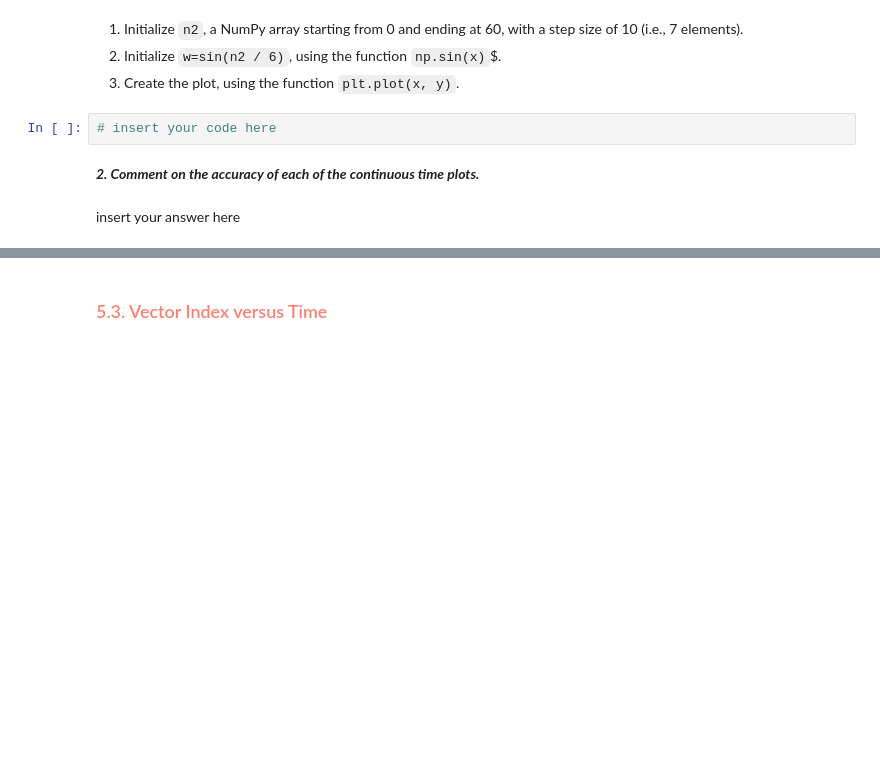
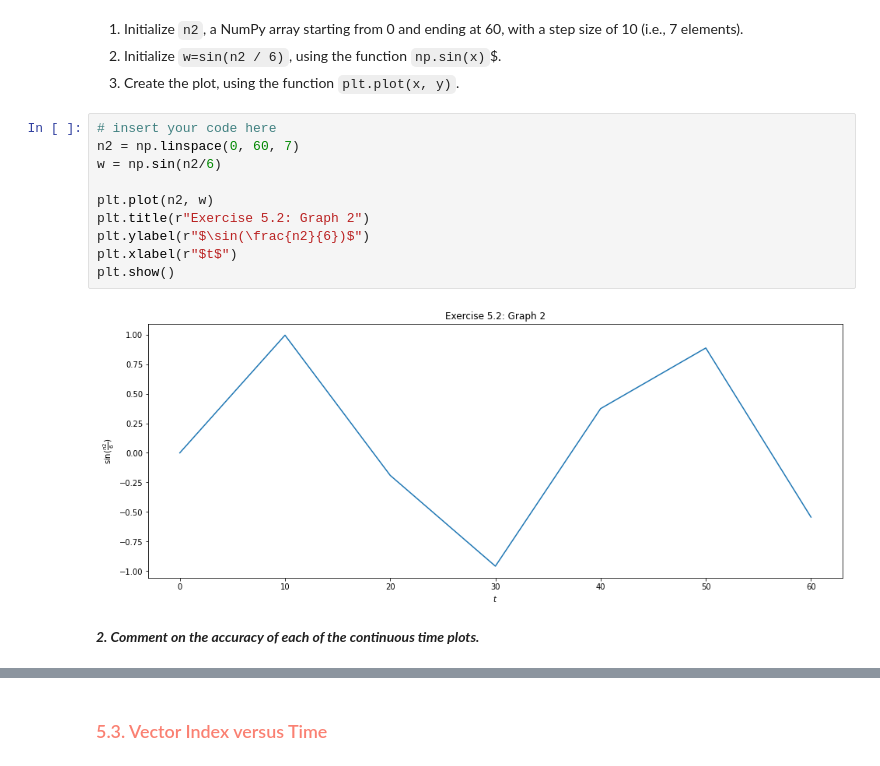
Before and after one commit to cdavin2/dsp_lab01, a Jupyter notebook: lab01_final_report.ipynb, the cells around one changed output, grey strips where cells are left out. Drawn from its saved outputs; the diff is of its cells as text; blank space fills up the shorter version.

````diff
--- a/lab01_final_report.ipynb
+++ b/lab01_final_report.ipynb
@@ -364,9 +376,17 @@ A digital computer cannot store all points of a continuous-time signal since thi
 1. Initialize ```n2```, a NumPy array starting from 0 and ending at 60, with a step size of 10 (i.e., 7 elements).
 2. Initialize ```w=sin(n2 / 6)```, using the function ```np.sin(x)```$.
 3. Create the plot, using the function ```plt.plot(x, y)```.
-# %%
-# insert your code here
+# %%
+# insert your code here
+n2 = np.linspace(0, 60, 7)
+w = np.sin(n2/6)
+
+plt.plot(n2, w)
+plt.title(r"Exercise 5.2: Graph 2")
+plt.ylabel(r"$\sin(\frac{n2}{6})$")
+plt.xlabel(r"$t$")
+plt.show()
+# %% [output]
+[figure, added]
 # %% [markdown]
 **_2. Comment on the accuracy of each of the continuous time plots._**
-# %% [markdown]
-insert your answer here
````
Also changed, not shown: parts of 36 cells of this notebook.
